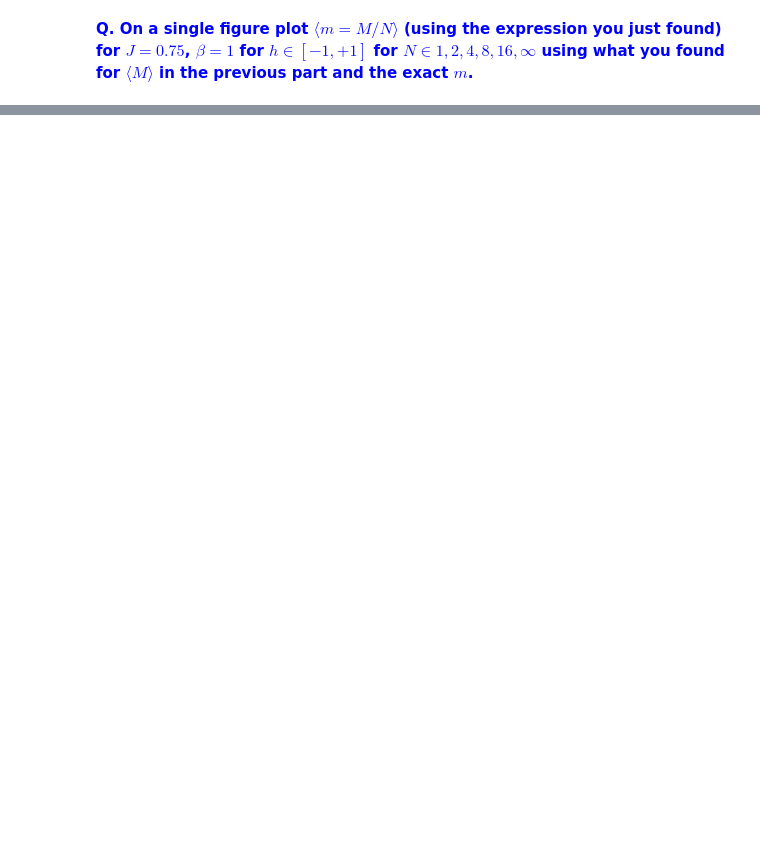
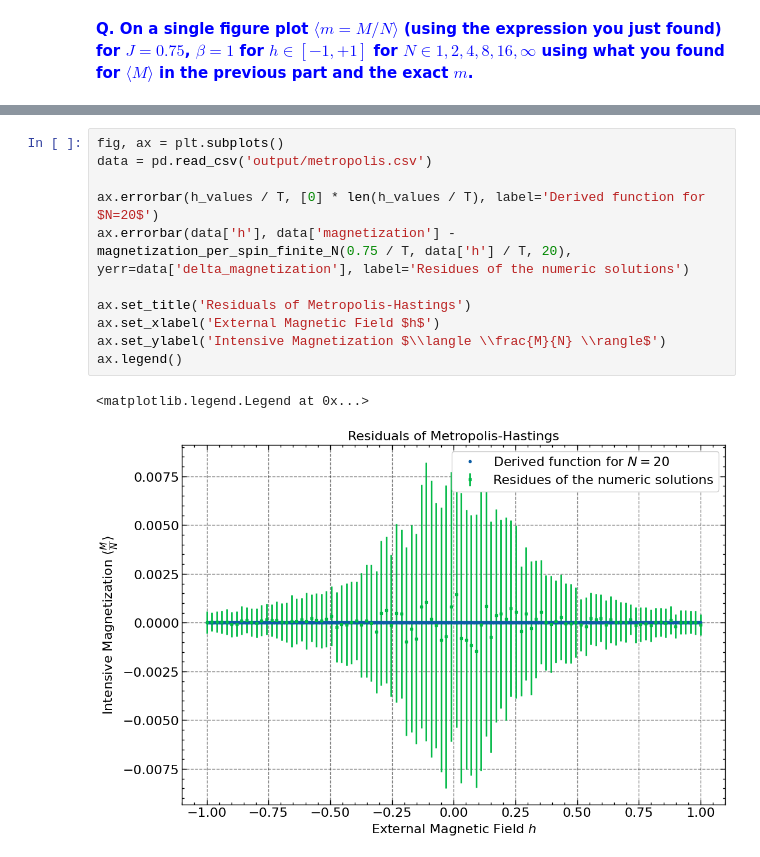
Before and after one commit to lennartvrg/ComputationalPhysics, a Jupyter notebook: 4 - The Ising Model in 1D/Notebook.ipynb, the cells around one changed output, grey strips where cells are left out. Saved outputs shown, nothing was run; the diff lists cells and outputs as text; blank space fills up the shorter version.

```diff
--- a/4 - The Ising Model in 1D/Notebook.ipynb
+++ b/4 - The Ising Model in 1D/Notebook.ipynb
@@ -148,0 +173,14 @@ plt.savefig('output/magnetization.pdf', dpi=600, bbox_inches='tight')
+# %%
+fig, ax = plt.subplots()
+data = pd.read_csv('output/metropolis.csv')
+
+ax.errorbar(h_values / T, [0] * len(h_values / T), label='Derived function for $N=20$')
+ax.errorbar(data['h'], data['magnetization'] - magnetization_per_spin_finite_N(0.75 / T, data['h'] / T, 20), yerr=data['delta_magnetization'], label='Residues of the numeric solutions')
+
+ax.set_title('Residuals of Metropolis-Hastings')
+ax.set_xlabel('External Magnetic Field $h$')
+ax.set_ylabel('Intensive Magnetization $\\langle \\frac{M}{N} \\rangle$')
+ax.legend()
+# %% [output]
+<matplotlib.legend.Legend at 0x...>
+[figure, added]
```
Also changed, not shown: parts of 17 cells of this notebook, 9 other files.
